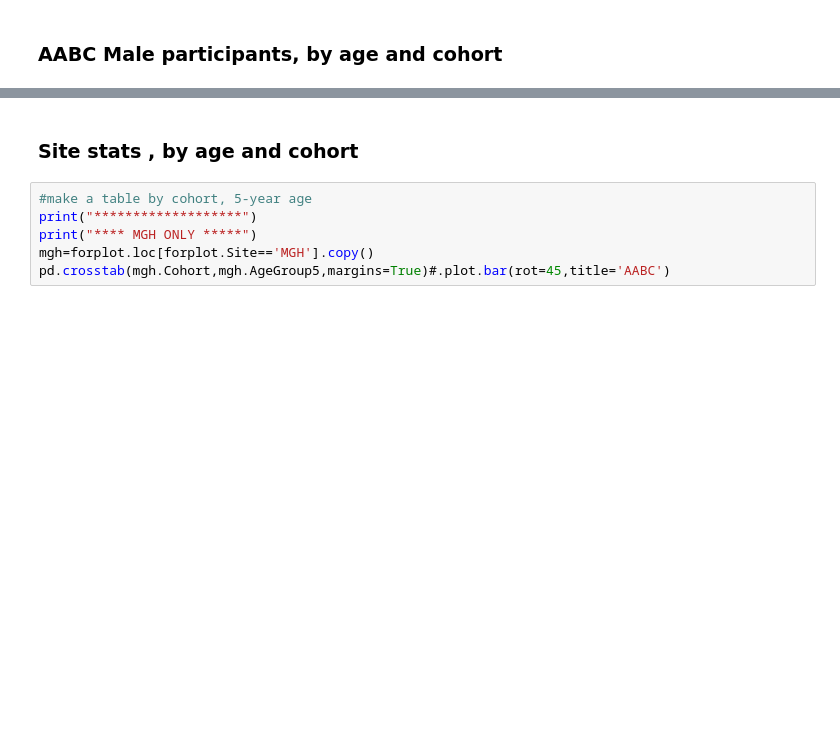
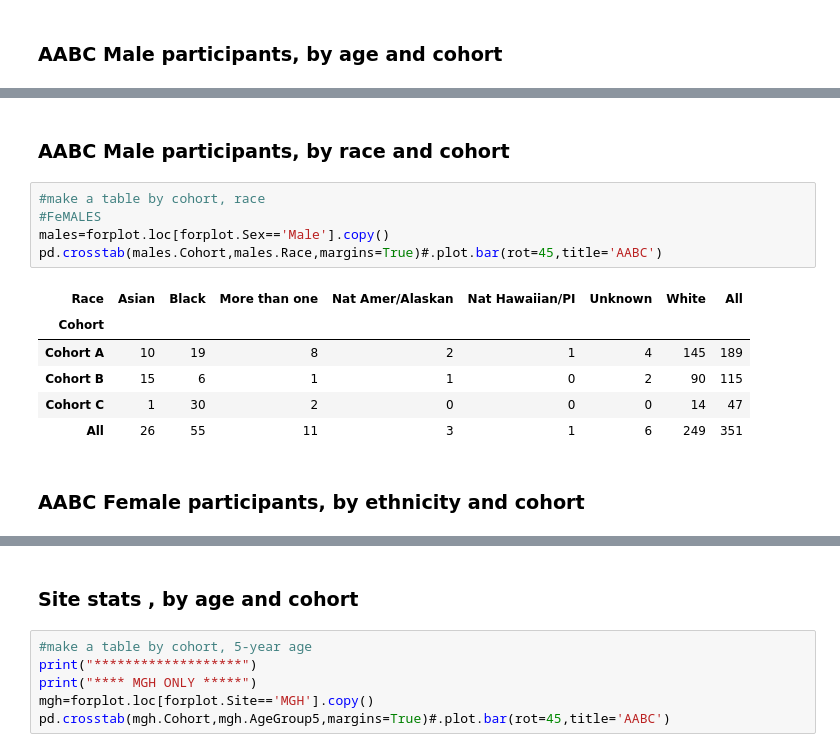
Before and after one commit to humanconnectome/AABC_Behavioral_QC, a Jupyter notebook: AABC_HCA_recruitmentstats.ipynb, the cells around one changed output, grey strips where cells are left out. Drawn from its saved outputs; the diff is of its cells as text; blank space fills up the shorter version.

```diff
--- a/AABC_HCA_recruitmentstats.ipynb
+++ b/AABC_HCA_recruitmentstats.ipynb
@@ -184,0 +484,16 @@ pd.crosstab(males.Cohort,males.AgeGroup5,margins=True)#.plot.bar(rot=45,title='A
+# %% [markdown]
+### AABC Male participants, by race and cohort
+# %%
+#make a table by cohort, race
+#FeMALES
+males=forplot.loc[forplot.Sex=='Male'].copy()
+pd.crosstab(males.Cohort,males.Race,margins=True)#.plot.bar(rot=45,title='AABC')
+# %% [output]
+| Race | Asian | Black | More than one | Nat Amer/Alaskan | Nat Hawaiian/PI | Unknown | White | All |
+| Cohort |  |  |  |  |  |  |  |  |
+| Cohort A | 10 | 19 | 8 | 2 | 1 | 4 | 145 | 189 |
+| Cohort B | 15 | 6 | 1 | 1 | 0 | 2 | 90 | 115 |
+| Cohort C | 1 | 30 | 2 | 0 | 0 | 0 | 14 | 47 |
+| All | 26 | 55 | 11 | 3 | 1 | 6 | 249 | 351 |
+# %% [markdown]
+### AABC Female participants, by ethnicity and cohort
```
Also changed, not shown: parts of 83 cells of this notebook.
